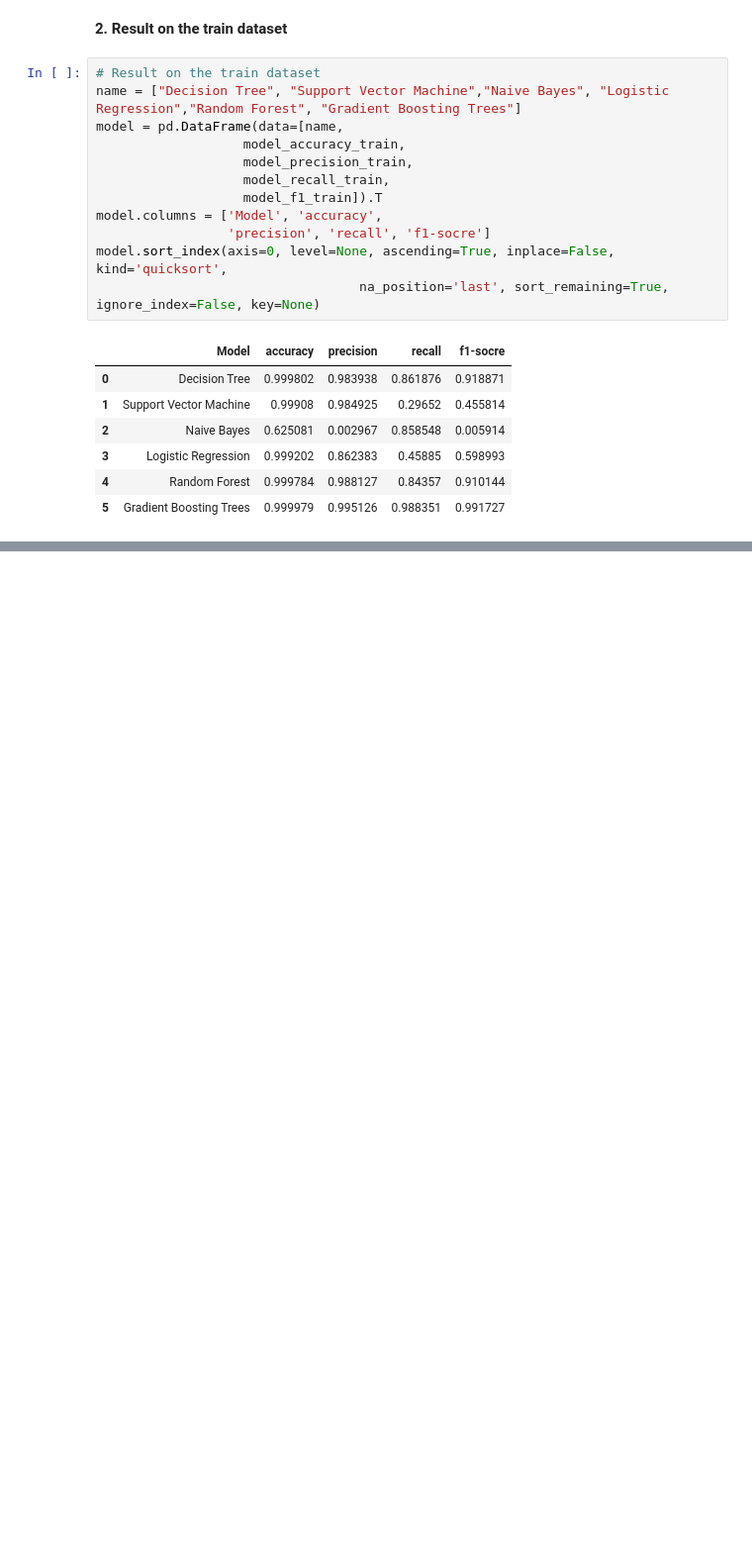
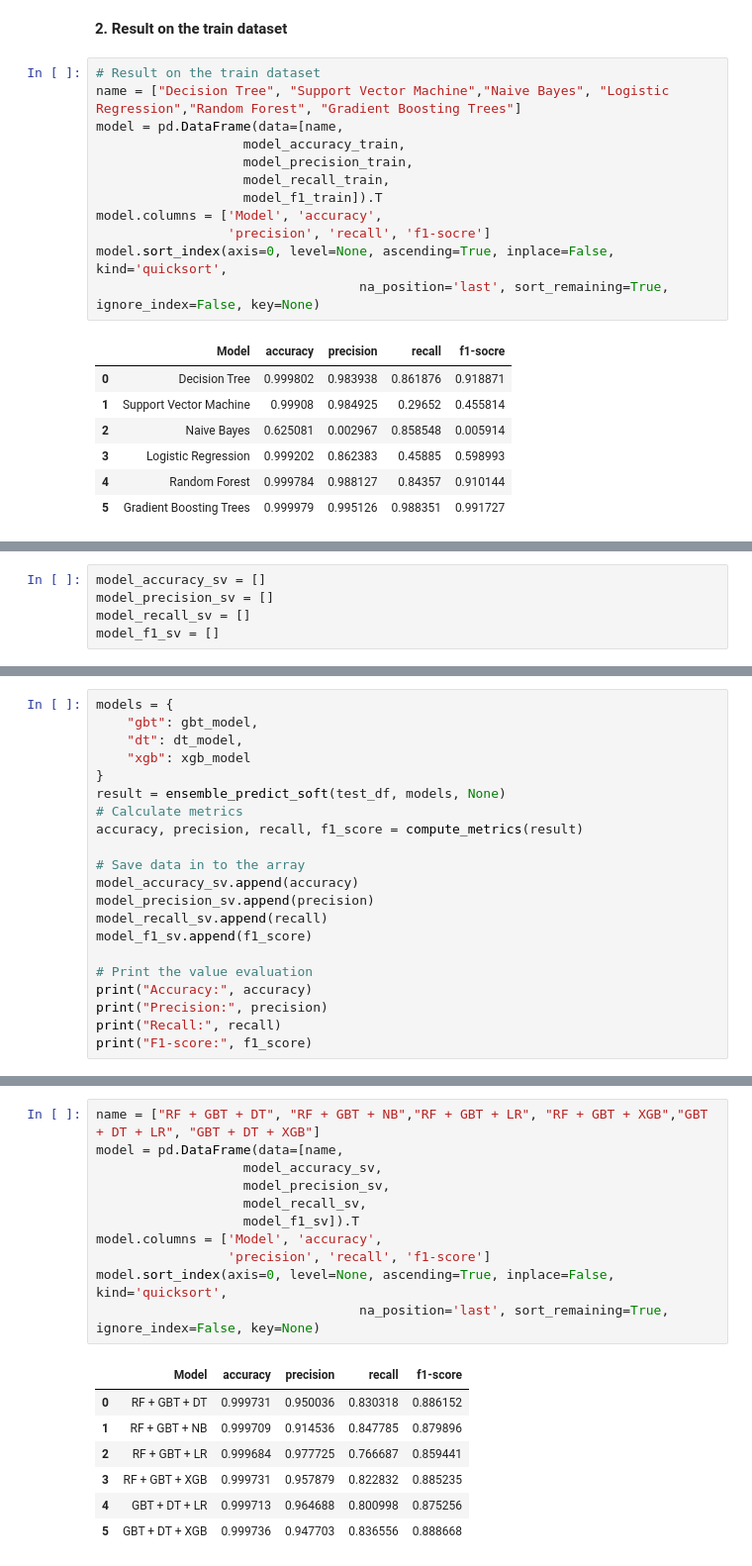
Before and after one commit to vuthainguyen1602/fraud_detection, a Jupyter notebook: offline_fraud_detection/Origional_Fraud_Detection.ipynb, the cells around one changed output, grey strips where cells are left out. Shown at 99% size. Saved outputs shown, nothing was run; the diff lists cells and outputs as text; blank space fills up the shorter version.

```diff
--- a/offline_fraud_detection/Origional_Fraud_Detection.ipynb
+++ b/offline_fraud_detection/Origional_Fraud_Detection.ipynb
@@ -1006,0 +1611,5 @@ model.sort_index(axis=0, level=None, ascending=True, inplace=False, kind='quicks
+# %%
+model_accuracy_sv = []
+model_precision_sv = []
+model_recall_sv = []
+model_f1_sv = []
@@ -1006,0 +1791,21 @@ model.sort_index(axis=0, level=None, ascending=True, inplace=False, kind='quicks
+# %%
+models = {
+    "gbt": gbt_model,
+    "dt": dt_model,
+    "xgb": xgb_model
+}
+result = ensemble_predict_soft(test_df, models, None)
+# Calculate metrics
+accuracy, precision, recall, f1_score = compute_metrics(result)
+
+# Save data in to the array
+model_accuracy_sv.append(accuracy)
+model_precision_sv.append(precision)
+model_recall_sv.append(recall)
+model_f1_sv.append(f1_score)
+
+# Print the value evaluation
+print("Accuracy:", accuracy)
+print("Precision:", precision)
+print("Recall:", recall)
+print("F1-score:", f1_score)
@@ -1006,0 +1825,19 @@ model.sort_index(axis=0, level=None, ascending=True, inplace=False, kind='quicks
+# %%
+name = ["RF + GBT + DT", "RF + GBT + NB","RF + GBT + LR", "RF + GBT + XGB","GBT + DT + LR", "GBT + DT + XGB"]
+model = pd.DataFrame(data=[name,
+                   model_accuracy_sv,
+                   model_precision_sv,
+                   model_recall_sv,
+                   model_f1_sv]).T
+model.columns = ['Model', 'accuracy',
+                 'precision', 'recall', 'f1-score']
+model.sort_index(axis=0, level=None, ascending=True, inplace=False, kind='quicksort',
+                                  na_position='last', sort_remaining=True, ignore_index=False, key=None)
+# %% [output]
+|  | Model | accuracy | precision | recall | f1-score |
+| 0 | RF + GBT + DT | 0.999731 | 0.950036 | 0.830318 | 0.886152 |
+| 1 | RF + GBT + NB | 0.999709 | 0.914536 | 0.847785 | 0.879896 |
+| 2 | RF + GBT + LR | 0.999684 | 0.977725 | 0.766687 | 0.859441 |
+| 3 | RF + GBT + XGB | 0.999731 | 0.957879 | 0.822832 | 0.885235 |
+| 4 | GBT + DT + LR | 0.999713 | 0.964688 | 0.800998 | 0.875256 |
+| 5 | GBT + DT + XGB | 0.999736 | 0.947703 | 0.836556 | 0.888668 |
```
Also changed, not shown: parts of 66 cells of this notebook, 8 other files.
